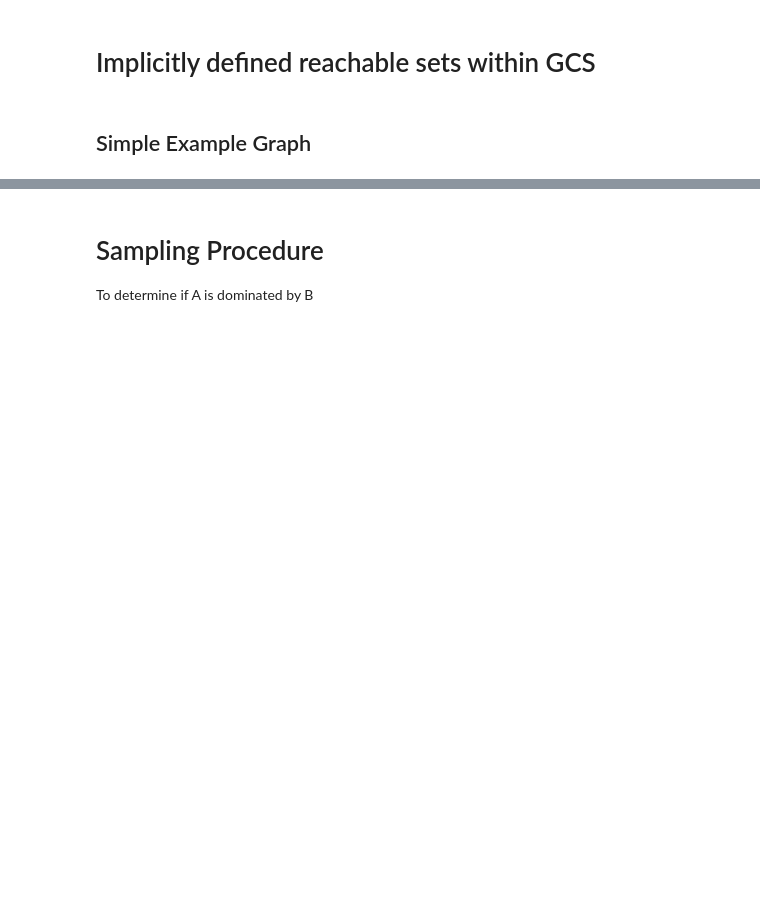
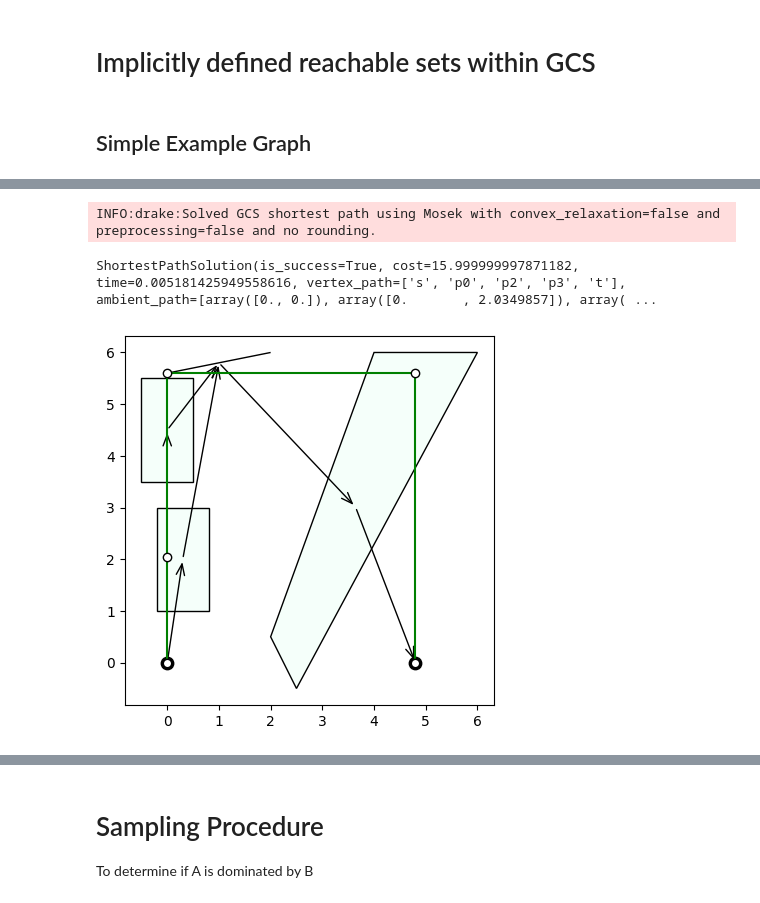
Before and after one commit to shaoyuancc/large_gcs, a Jupyter notebook: explorations/reachability_implicit_gcs.ipynb, the cells around one changed output, grey strips where cells are left out. Saved outputs shown, nothing was run; the diff lists cells and outputs as text; code cells hidden in the pictures; blank space fills up the shorter version.

```diff
--- a/explorations/reachability_implicit_gcs.ipynb
+++ b/explorations/reachability_implicit_gcs.ipynb
@@ -22,8 +26,13 @@ g.plot_set_labels()
 # %%
 sol = g.solve_shortest_path()
 g.plot_sets()
 g.plot_edges()
 g.plot_path(sol.ambient_path)
+sol
+# %% [output]
+INFO:drake:Solved GCS shortest path using Mosek with convex_relaxation=false and preprocessing=false and no rounding.
+ShortestPathSolution(is_success=True, cost=15.999999997871182, time=0.005181425949558616, vertex_path=['s', 'p0', 'p2', 'p3', 't'], ambient_path=[array([0., 0.]), array([0.       , 2.0349857]), array( ...
+[figure, added]
 # %%
 print(g.edge_keys)
 # sol_conv_res = g.solve_convex_restriction([("s", "p1"), ("p1", "p2"), ("p2", "t")])
```
Also changed, not shown: parts of 12 cells of this notebook, 12 other files.
